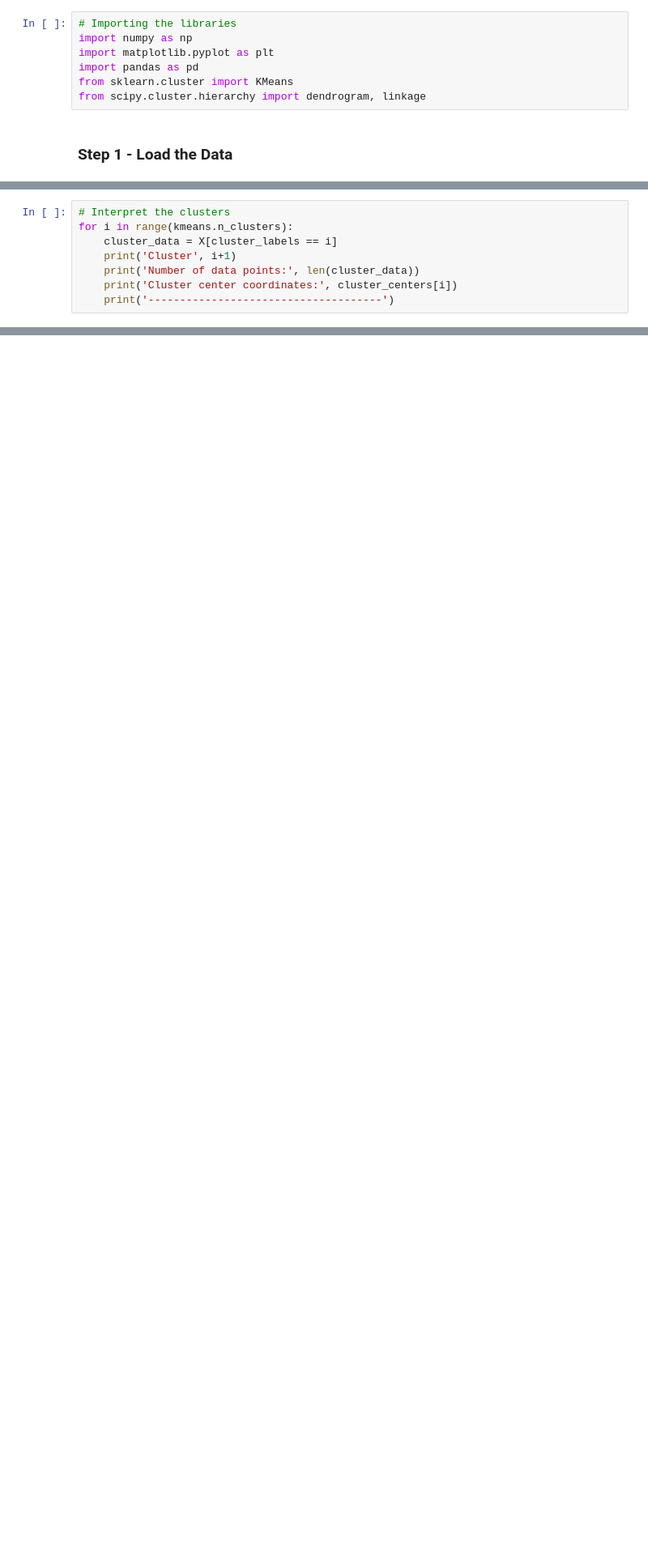
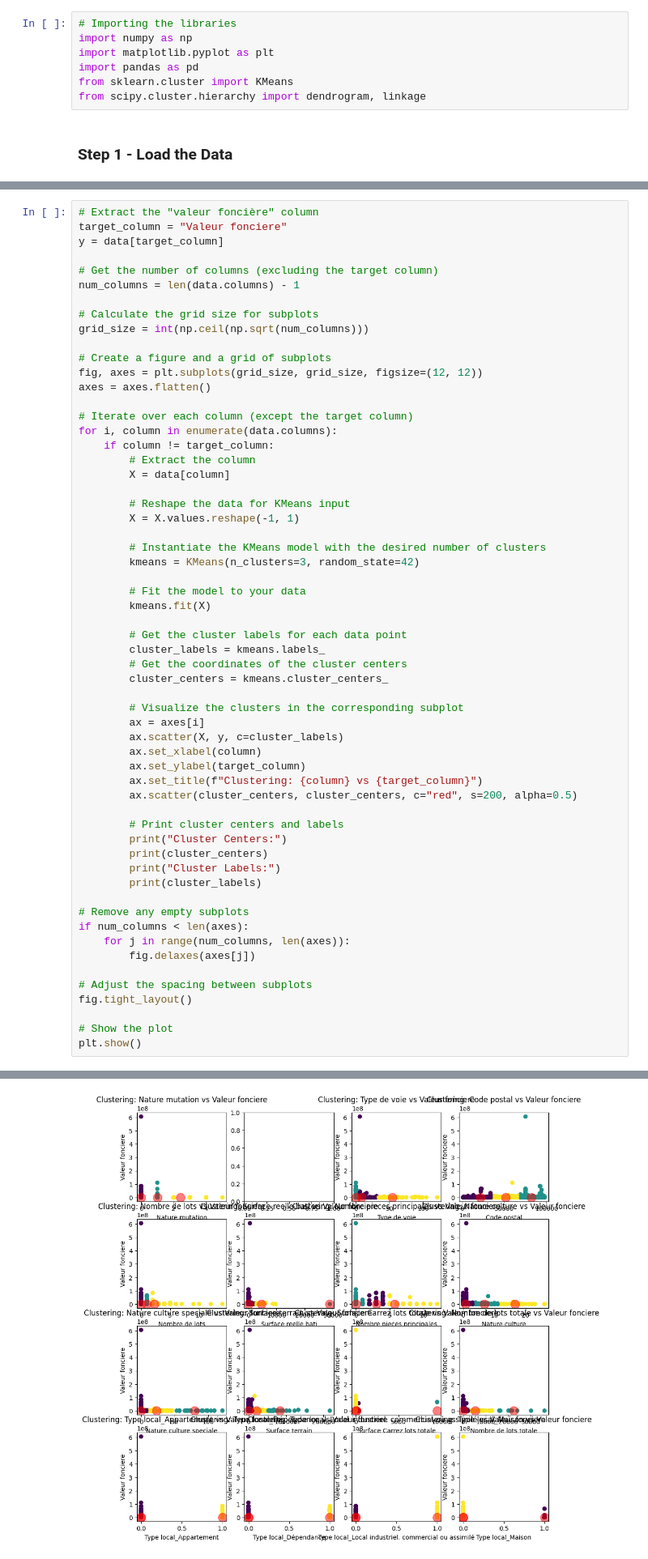
Before and after one commit to PaulZaman/HousePricing, a Jupyter notebook: UnsupervisedML.ipynb, the cells around one changed output, grey strips where cells are left out. Shown: that part at 81% size. Cells and saved outputs as stored; diff of their text form; blank space fills up the shorter version.

```diff
--- a/UnsupervisedML.ipynb
+++ b/UnsupervisedML.ipynb
@@ -58,8 +23,0 @@ plt.show()
-# %%
-# Interpret the clusters
-for i in range(kmeans.n_clusters):
-    cluster_data = X[cluster_labels == i]
-    print('Cluster', i+1)
-    print('Number of data points:', len(cluster_data))
-    print('Cluster center coordinates:', cluster_centers[i])
-    print('-------------------------------------')
@@ -65,0 +102,60 @@ for i in range(kmeans.n_clusters):
+# %%
+# Extract the "valeur foncière" column
+target_column = "Valeur fonciere"
+y = data[target_column]
+
+# Get the number of columns (excluding the target column)
+num_columns = len(data.columns) - 1
+
+# Calculate the grid size for subplots
+grid_size = int(np.ceil(np.sqrt(num_columns)))
+
+# Create a figure and a grid of subplots
+fig, axes = plt.subplots(grid_size, grid_size, figsize=(12, 12))
+axes = axes.flatten()
+
+# Iterate over each column (except the target column)
+for i, column in enumerate(data.columns):
+    if column != target_column:
+        # Extract the column
+        X = data[column]
+
+        # Reshape the data for KMeans input
+        X = X.values.reshape(-1, 1)
+
+        # Instantiate the KMeans model with the desired number of clusters
+        kmeans = KMeans(n_clusters=3, random_state=42)
+
+        # Fit the model to your data
+        kmeans.fit(X)
+
+        # Get the cluster labels for each data point
+        cluster_labels = kmeans.labels_
+        # Get the coordinates of the cluster centers
+        cluster_centers = kmeans.cluster_centers_
+
+        # Visualize the clusters in the corresponding subplot
+        ax = axes[i]
+        ax.scatter(X, y, c=cluster_labels)
+        ax.set_xlabel(column)
+        ax.set_ylabel(target_column)
+        ax.set_title(f"Clustering: {column} vs {target_column}")
+        ax.scatter(cluster_centers, cluster_centers, c="red", s=200, alpha=0.5)
+
+        # Print cluster centers and labels
+        print("Cluster Centers:")
+        print(cluster_centers)
+        print("Cluster Labels:")
+        print(cluster_labels)
+
+# Remove any empty subplots
+if num_columns < len(axes):
+    for j in range(num_columns, len(axes)):
+        fig.delaxes(axes[j])
+
+# Adjust the spacing between subplots
+fig.tight_layout()
+
+# Show the plot
+plt.show()
+# %% [output]
@@ -65,0 +180 @@ for i in range(kmeans.n_clusters):
+[figure, added]
```
Also changed, not shown: parts of 14 cells of this notebook, 2 other files.
